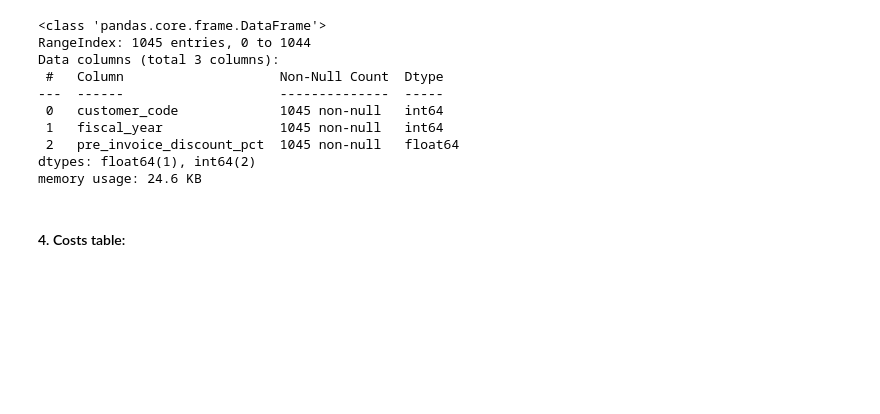
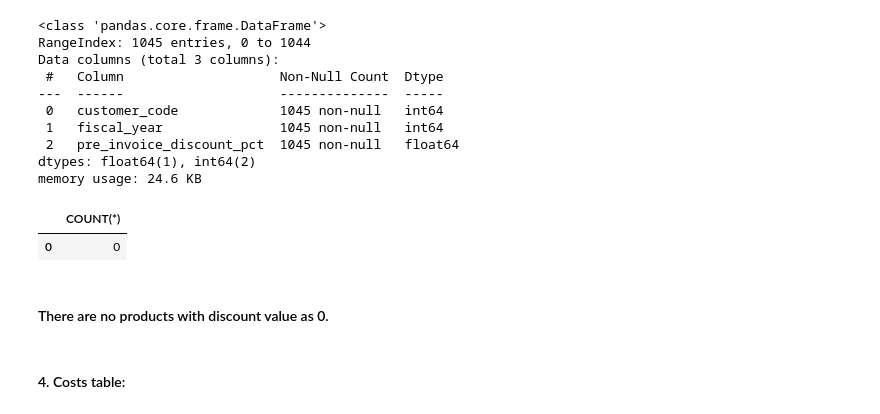
Before and after one commit to CesarChaparro1974/Financial_Analysis_Project, a Jupyter notebook: final_project.ipynb, the cells around one changed output. Cells and saved outputs as stored; diff of their text form; code cells hidden in the pictures; blank space fills up the shorter version.

```diff
--- a/final_project.ipynb
+++ b/final_project.ipynb
@@ -261,6 +261,19 @@ Data columns (total 3 columns):
  2   pre_invoice_discount_pct  1045 non-null   float64
 dtypes: float64(1), int64(2)
 memory usage: 24.6 KB
+# %%
+# count the number of rows with a pre_invoice_discount_pct of 0
+query = """SELECT COUNT(*)
+FROM fact_pre_discount
+WHERE pre_invoice_discount_pct = 0
+"""
+zero_discount = pd.read_sql_query(query, con)
+zero_discount
+# %% [output]
+|  | COUNT(*) |
+| 0 | 0 |
+# %% [markdown]
+#### There are no products with discount value as 0.
 # %% [markdown]
 #### 4. Costs table:
 # %%
```
Also changed, not shown: parts of 11 cells of this notebook.
